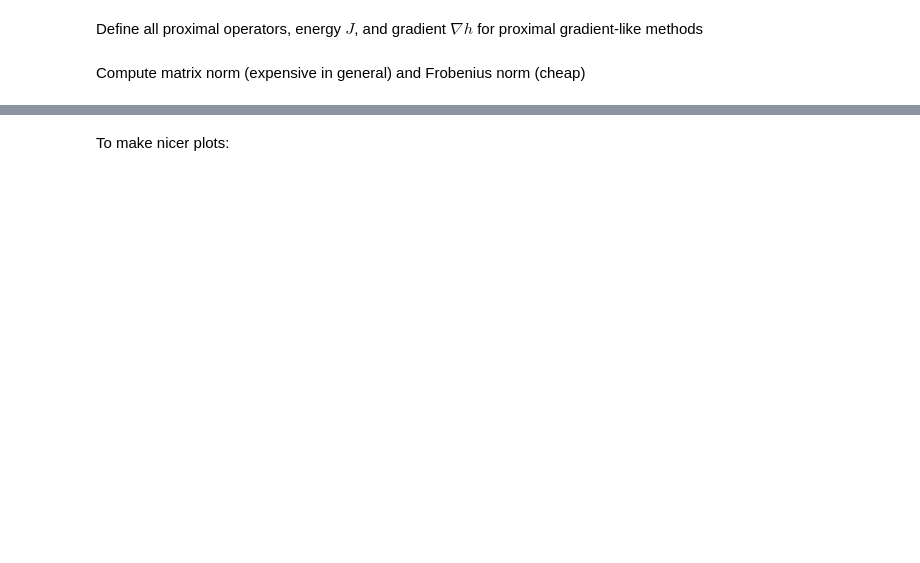
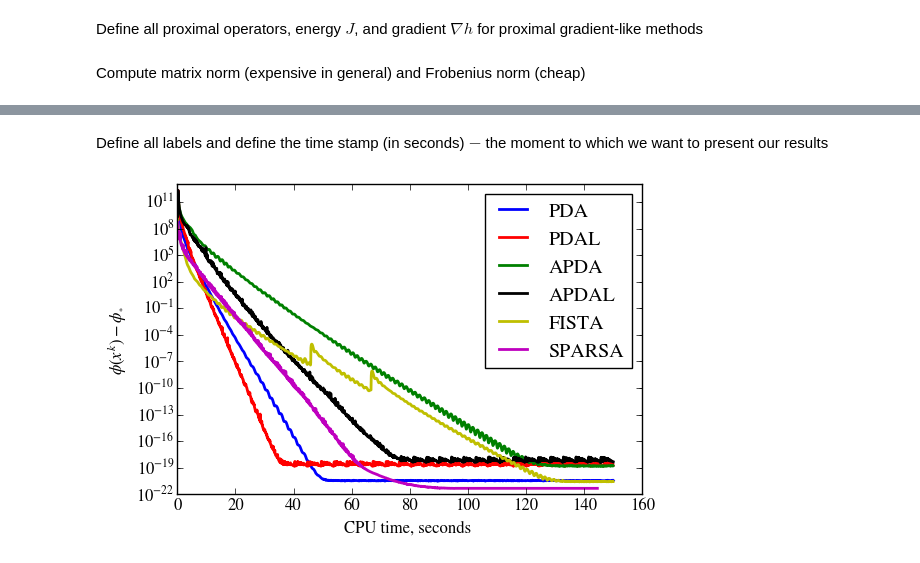
Before and after one commit to ymalitsky/primal-dual-linesearch, a Jupyter notebook: Nonnegative least-square.ipynb, the cells around one changed output, grey strips where cells are left out. Drawn from its saved outputs; the diff is of its cells as text; code cells hidden in the pictures; blank space fills up the shorter version.

```diff
--- a/Nonnegative least-square.ipynb
+++ b/Nonnegative least-square.ipynb
@@ -139,2 +279,0 @@ plt.show()
-# %% [markdown]
-To make nicer plots:
@@ -162,0 +280,31 @@ plt.show()
+# %% [markdown]
+Define all labels and define the time stamp (in seconds) $-$ the moment to which we want to present our results
+# %%
+answers = [ans1, ans2, ans3, ans4, ans5, ans6]
+alg = ["PDA", "PDAL", "APDA", "APDAL",  "FISTA", "SPARSA"]
+
+time_stamp = 150
+# %%
+a1,a2 = cut_time(ans1[0],ans1[1], t=time_stamp)
+b1,b2 = cut_time(ans2[0],ans2[1], t=time_stamp)
+c1,c2 = cut_time(ans3[0],ans3[1], t=time_stamp)
+d1,d2 = cut_time(ans4[0],ans4[1], t=time_stamp)
+e1,e2 = cut_time(ans5[0],ans5[1], t=time_stamp)
+f1,f2 = cut_time(ans6[0],ans6[1], t=time_stamp)
+
+plt.plot(a1, a2, 'b', label=alg[0])
+plt.plot(b1, b2, 'r', label=alg[1])
+plt.plot(c1, c2, 'g', label=alg[2])
+plt.plot(d1, d2, 'k', label=alg[3])
+plt.plot(e1, e2, 'y', label=alg[4])
+plt.plot(f1, f2, 'm', label=alg[5])
+
+plt.yscale('log')
+plt.xlabel(u'CPU time, seconds ')
+plt.ylabel('$\phi(x^k)-\phi_{_*}$')
+plt.legend()
+plt.savefig('figures/nneg-?.pdf',bbox_inches='tight')
+plt.show()
+plt.clf()
+# %% [output]
+[figure, added]
```
Also changed, not shown: parts of 20 cells of this notebook, 17 other files.
